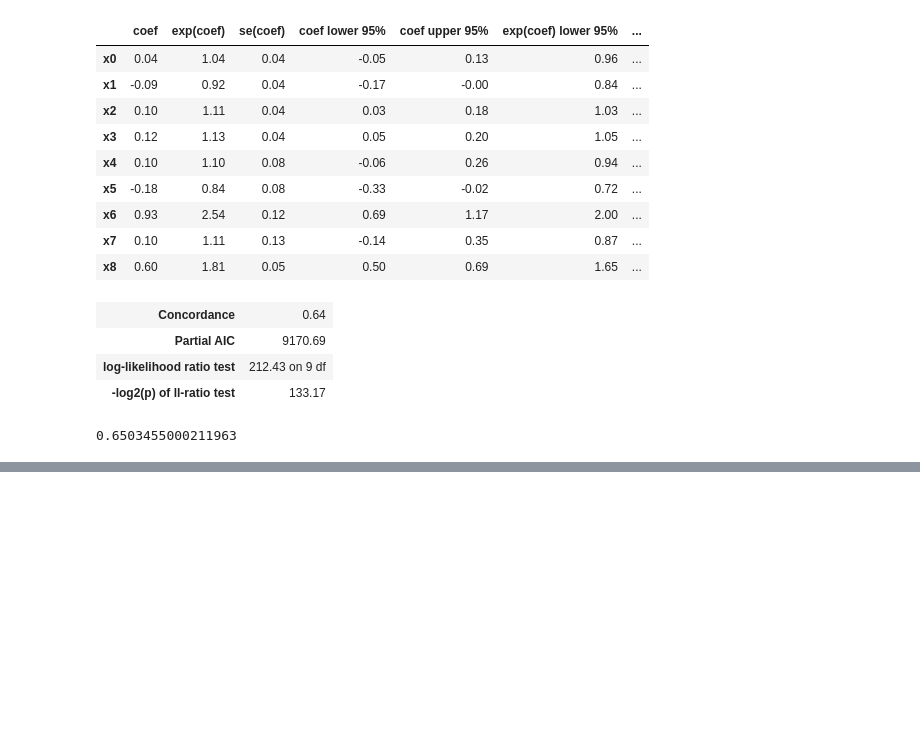
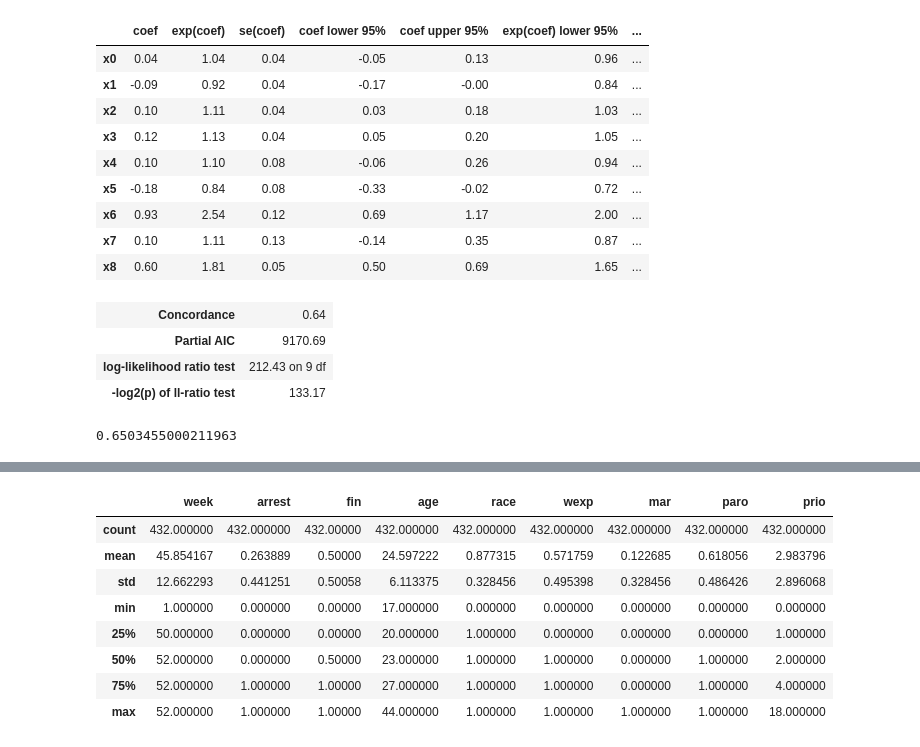
Before and after one commit to tom-farmer/survival-analysis, a Jupyter notebook: notebooks/survival_deeplearning.ipynb, the cells around one changed output, grey strips where cells are left out. Drawn from its saved outputs; the diff is of its cells as text; code cells hidden in the pictures; blank space fills up the shorter version.

Commit message:
added Rossi comparison

```diff
--- a/notebooks/survival_deeplearning.ipynb
+++ b/notebooks/survival_deeplearning.ipynb
@@ -217,0 +225,2 @@ cph.score(df_test, scoring_method = "concordance_index")
+# %%
+df = load_rossi()
@@ -217,0 +246,12 @@ cph.score(df_test, scoring_method = "concordance_index")
+# %%
+df.describe()
+# %% [output]
+|  | week | arrest | fin | age | race | wexp | mar | paro | prio |
+| count | 432.000000 | 432.000000 | 432.00000 | 432.000000 | 432.000000 | 432.000000 | 432.000000 | 432.000000 | 432.000000 |
+| mean | 45.854167 | 0.263889 | 0.50000 | 24.597222 | 0.877315 | 0.571759 | 0.122685 | 0.618056 | 2.983796 |
+| std | 12.662293 | 0.441251 | 0.50058 | 6.113375 | 0.328456 | 0.495398 | 0.328456 | 0.486426 | 2.896068 |
+| min | 1.000000 | 0.000000 | 0.00000 | 17.000000 | 0.000000 | 0.000000 | 0.000000 | 0.000000 | 0.000000 |
+| 25% | 50.000000 | 0.000000 | 0.00000 | 20.000000 | 1.000000 | 0.000000 | 0.000000 | 0.000000 | 1.000000 |
+| 50% | 52.000000 | 0.000000 | 0.50000 | 23.000000 | 1.000000 | 1.000000 | 0.000000 | 1.000000 | 2.000000 |
+| 75% | 52.000000 | 1.000000 | 1.00000 | 27.000000 | 1.000000 | 1.000000 | 0.000000 | 1.000000 | 4.000000 |
+| max | 52.000000 | 1.000000 | 1.00000 | 44.000000 | 1.000000 | 1.000000 | 1.000000 | 1.000000 | 18.000000 |
```
Also changed, not shown: parts of 23 cells of this notebook, 1 other file.
